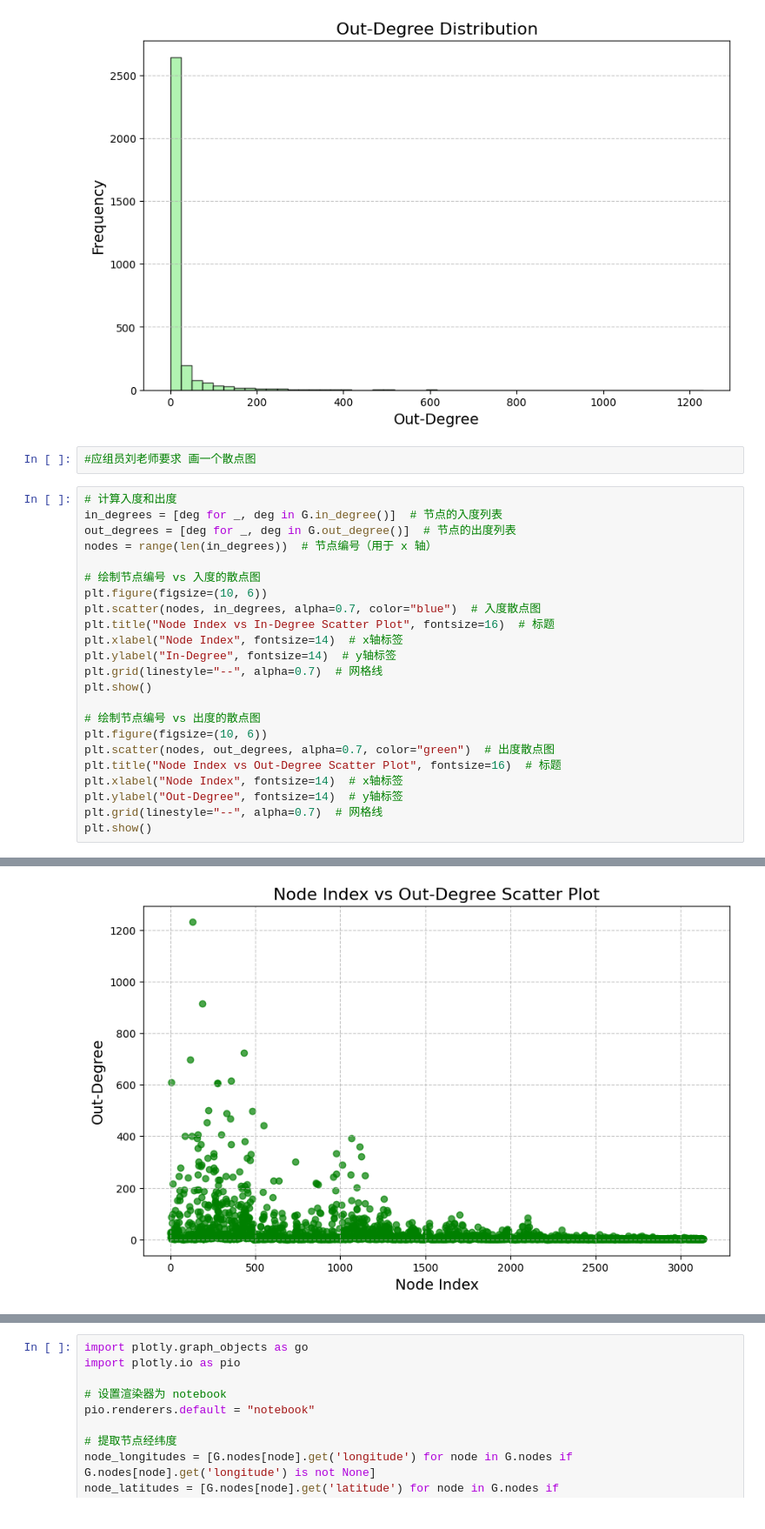
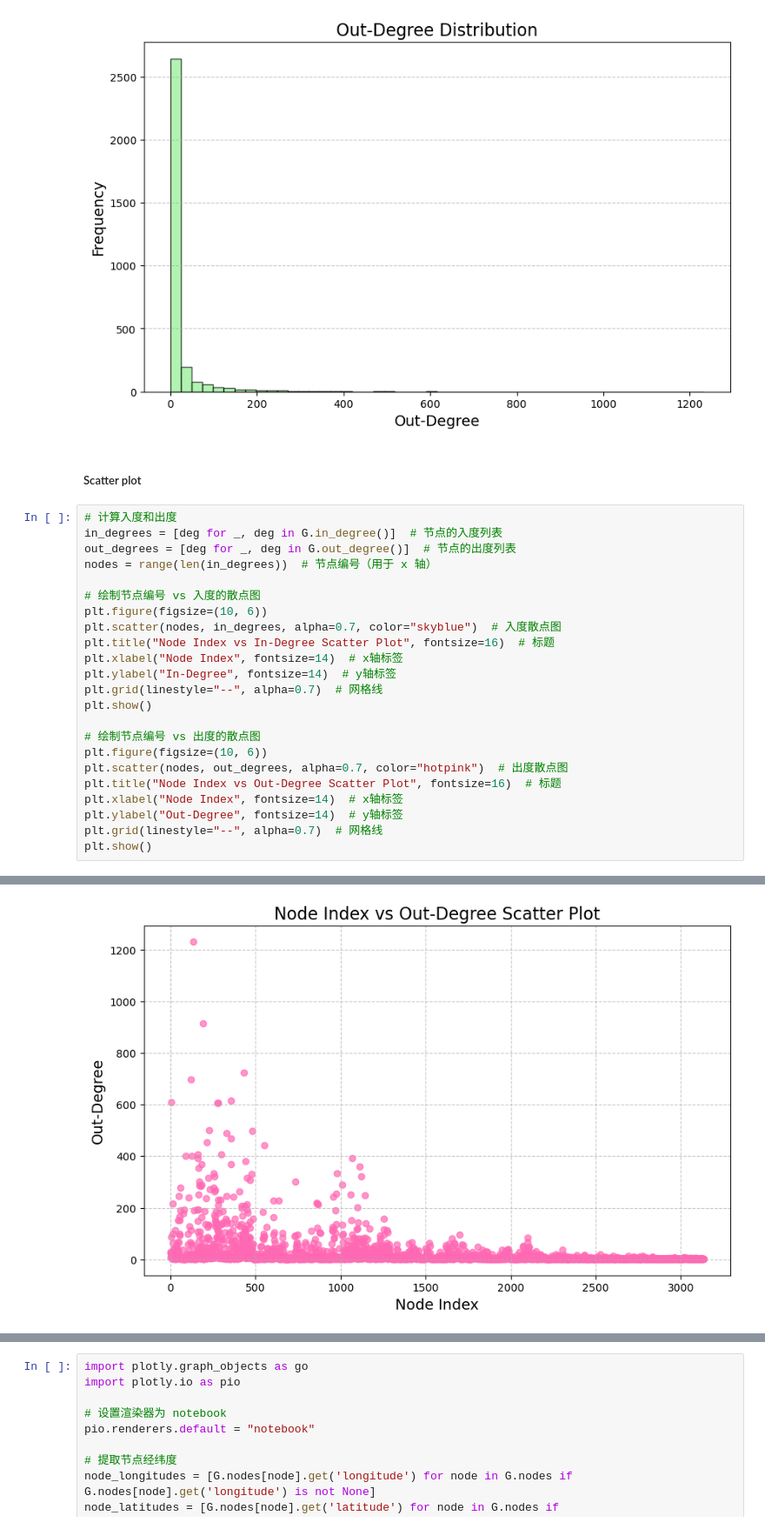
Before and after one commit to XIANALEE0508/02805-FP-G20, a Jupyter notebook: 02805 Final Projects.ipynb, the cells around one changed output, grey strips where cells are left out. Shown at 87% size. Drawn from its saved outputs; the diff is of its cells as text.

```diff
--- a/02805 Final Projects.ipynb
+++ b/02805 Final Projects.ipynb
@@ -260,8 +355,8 @@ max in-degree: 1224
 max out-degree: 1232
 [figure]
 [figure]
-# %%
-#应组员刘老师要求 画一个散点图
+# %% [markdown]
+##### Scatter plot
 # %%
 # 计算入度和出度
 in_degrees = [deg for _, deg in G.in_degree()]  # 节点的入度列表
@@ -270,7 +365,7 @@ nodes = range(len(in_degrees))  # 节点编号（用于 x 轴）
 
 # 绘制节点编号 vs 入度的散点图
 plt.figure(figsize=(10, 6))
-plt.scatter(nodes, in_degrees, alpha=0.7, color="blue")  # 入度散点图
+plt.scatter(nodes, in_degrees, alpha=0.7, color="skyblue")  # 入度散点图
 plt.title("Node Index vs In-Degree Scatter Plot", fontsize=16)  # 标题
 plt.xlabel("Node Index", fontsize=14)  # x轴标签
 plt.ylabel("In-Degree", fontsize=14)  # y轴标签
@@ -279,7 +374,7 @@ plt.show()
 
 # 绘制节点编号 vs 出度的散点图
 plt.figure(figsize=(10, 6))
-plt.scatter(nodes, out_degrees, alpha=0.7, color="green")  # 出度散点图
+plt.scatter(nodes, out_degrees, alpha=0.7, color="hotpink")  # 出度散点图
 plt.title("Node Index vs Out-Degree Scatter Plot", fontsize=16)  # 标题
 plt.xlabel("Node Index", fontsize=14)  # x轴标签
 plt.ylabel("Out-Degree", fontsize=14)  # y轴标签
@@ -290 +385 @@ plt.show()
-[figure, old version]
+[figure, new version]
```
Also changed, not shown: parts of 41 cells of this notebook.
